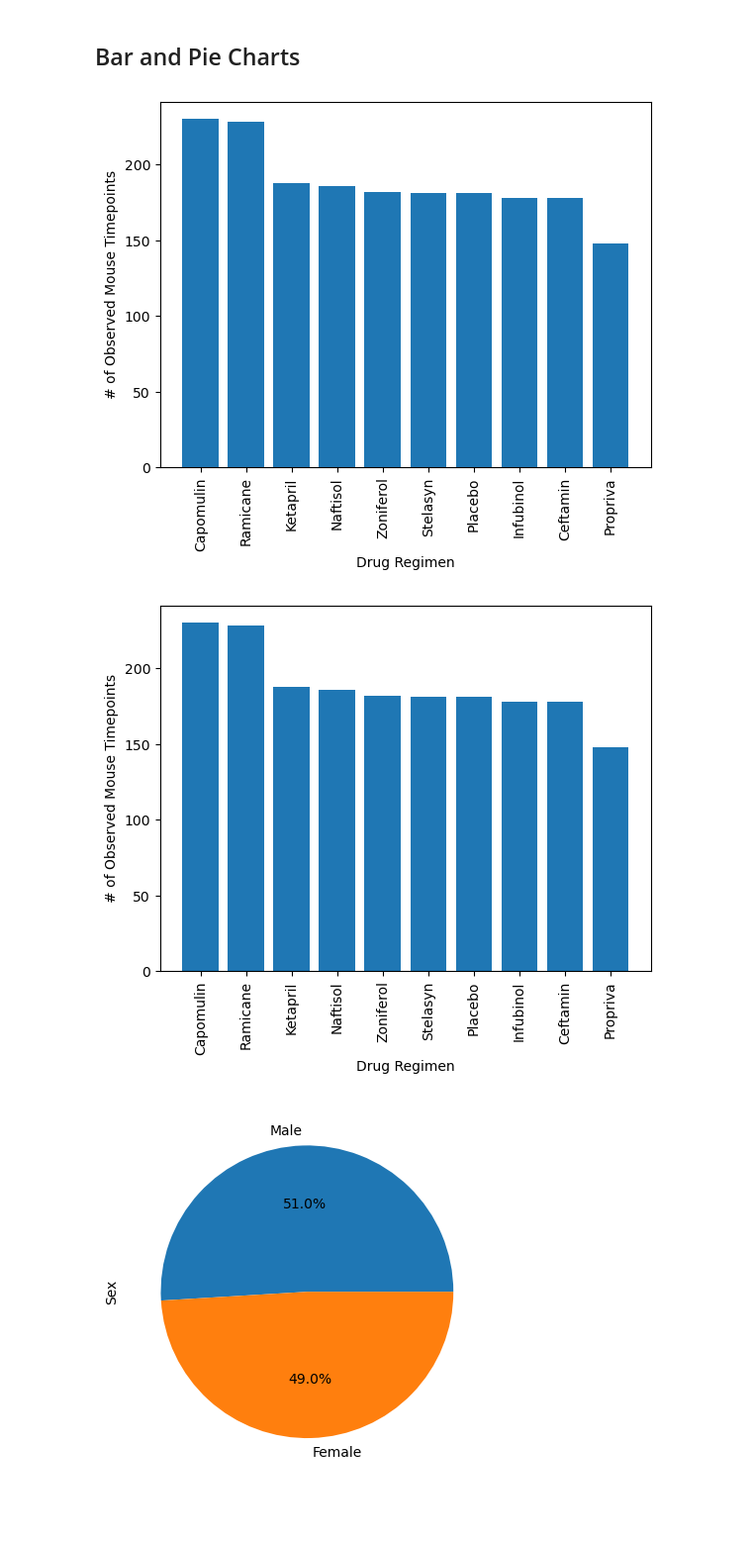
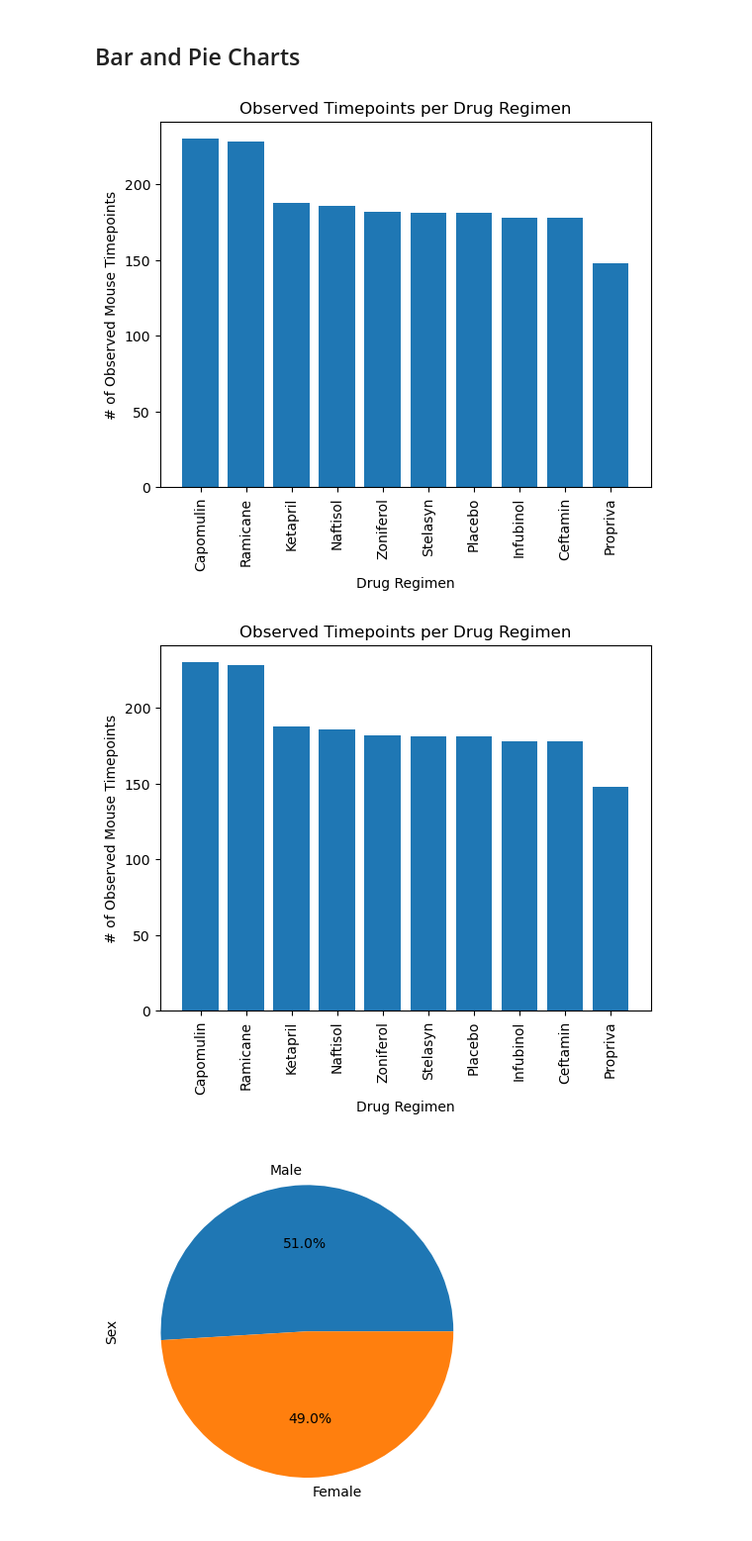
Before and after one commit to sesomluap/plot-challenge, a Jupyter notebook: Pymaceuticals/pymaceuticals.ipynb, the cells around one changed output. Shown: that part at 99% size. Drawn from its saved outputs; the diff is of its cells as text; code cells hidden in the pictures; blank space fills up the shorter version.

```diff
--- a/Pymaceuticals/pymaceuticals.ipynb
+++ b/Pymaceuticals/pymaceuticals.ipynb
@@ -133,27 +137,34 @@ agg_summary
 # %% [markdown]
 ## Bar and Pie Charts
 # %%
-# Generate a bar plot showing the total number of rows (Mouse ID/Timepoints) for each drug regimen using Pandas.
+# Group the total number of rows (Mouse ID/Timepoints) for each drug regimen using Pandas
 regimen_counts = clean_study["Drug Regimen"].value_counts()
 regimen_counts = regimen_counts.sort_values(ascending=False)
+
+# Generate a bar plot showing the results
 plt.bar(regimen_counts.index, regimen_counts, color='tab:blue')
+
+# Format the plot
 plt.xticks(rotation = 90)
 plt.xlabel("Drug Regimen")
 plt.ylabel("# of Observed Mouse Timepoints")
+plt.title("Observed Timepoints per Drug Regimen")
 plt.show()
 # %% [output]
-[figure, old version]
+[figure, new version]
 # %%
 # Generate a bar plot showing the total number of rows (Mouse ID/Timepoints) for each drug regimen using pyplot.
 x_axis = np.arange(len(regimen_counts))
 plt.bar(x_axis, regimen_counts, color='tab:blue', align="center")
 
+# Format the plot
 tick_locations = [value for value in x_axis]
 plt.xticks(tick_locations, regimen_counts.index.values)
 plt.xticks(rotation=90)
 plt.xlabel("Drug Regimen")
 plt.ylabel("# of Observed Mouse Timepoints")
+plt.title("Observed Timepoints per Drug Regimen")
 plt.show()
 # %% [output]
-[figure, old version]
+[figure, new version]
 # %%
```
Also changed, not shown: parts of 9 cells of this notebook.
